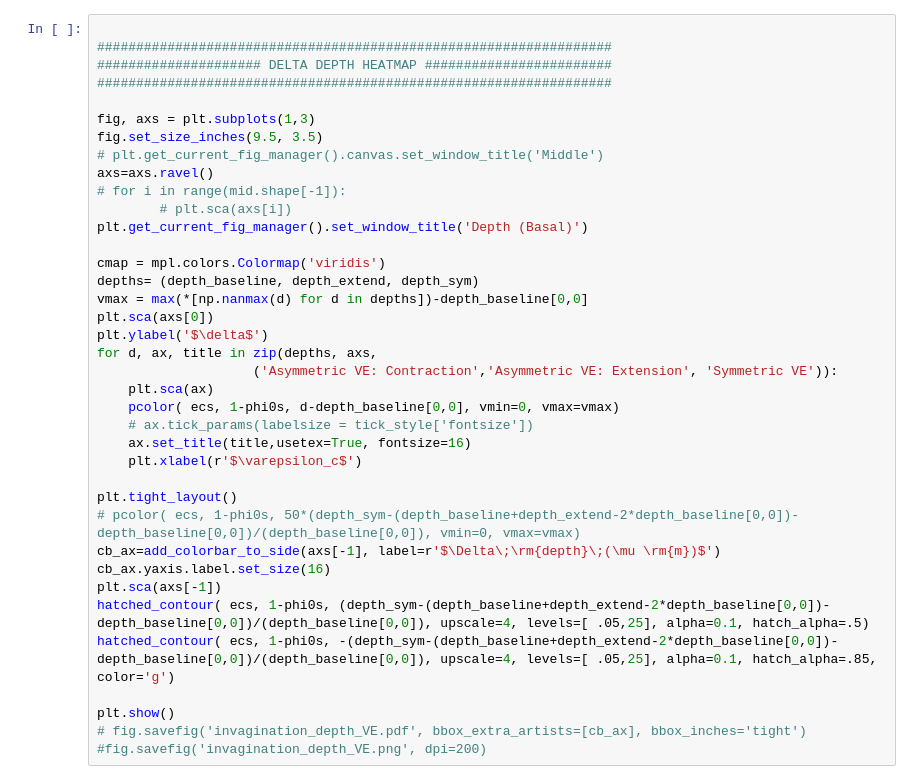
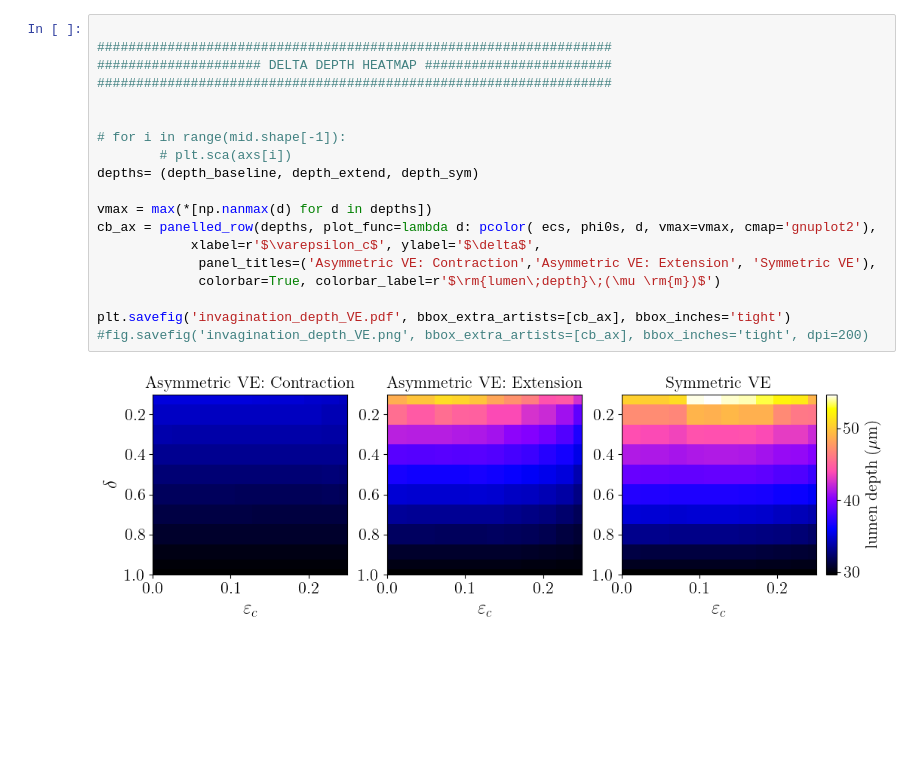
Before and after one commit to laurentmackay/3d-vertex, a Jupyter notebook: VertexTissue/Validation/Viscoelastic/Step2/InvaginationAnalysis.ipynb, the cells around one changed output. Drawn from its saved outputs; the diff is of its cells as text; blank space fills up the shorter version.

```diff
--- a/VertexTissue/Validation/Viscoelastic/Step2/InvaginationAnalysis.ipynb
+++ b/VertexTissue/Validation/Viscoelastic/Step2/InvaginationAnalysis.ipynb
@@ -43,41 +50,24 @@ pwd()
-# %%
-
-##################################################################
-##################### DELTA DEPTH HEATMAP ########################
-##################################################################
-
-fig, axs = plt.subplots(1,3)
-fig.set_size_inches(9.5, 3.5)
-# plt.get_current_fig_manager().canvas.set_window_title('Middle')
-axs=axs.ravel()
-# for i in range(mid.shape[-1]):
-        # plt.sca(axs[i])
-plt.get_current_fig_manager().set_window_title('Depth (Basal)')
-
-cmap = mpl.colors.Colormap('viridis')
-depths= (depth_baseline, depth_extend, depth_sym)
-vmax = max(*[np.nanmax(d) for d in depths])-depth_baseline[0,0]
-plt.sca(axs[0])
-plt.ylabel('$\delta$')
-for d, ax, title in zip(depths, axs,
-                    ('Asymmetric VE: Contraction','Asymmetric VE: Extension', 'Symmetric VE')):
-    plt.sca(ax)
-    pcolor( ecs, 1-phi0s, d-depth_baseline[0,0], vmin=0, vmax=vmax)
-    # ax.tick_params(labelsize = tick_style['fontsize'])
-    ax.set_title(title,usetex=True, fontsize=16)
-    plt.xlabel(r'$\varepsilon_c$')
-
-plt.tight_layout()
-# pcolor( ecs, 1-phi0s, 50*(depth_sym-(depth_baseline+depth_extend-2*depth_baseline[0,0])-depth_baseline[0,0])/(depth_baseline[0,0]), vmin=0, vmax=vmax)
-cb_ax=add_colorbar_to_side(axs[-1], label=r'$\Delta\;\rm{depth}\;(\mu \rm{m})$')
-cb_ax.yaxis.label.set_size(16)
-plt.sca(axs[-1])
-hatched_contour( ecs, 1-phi0s, (depth_sym-(depth_baseline+depth_extend-2*depth_baseline[0,0])-depth_baseline[0,0])/(depth_baseline[0,0]), upscale=4, levels=[ .05,25], alpha=0.1, hatch_alpha=.5)
-hatched_contour( ecs, 1-phi0s, -(depth_sym-(depth_baseline+depth_extend-2*depth_baseline[0,0])-depth_baseline[0,0])/(depth_baseline[0,0]), upscale=4, levels=[ .05,25], alpha=0.1, hatch_alpha=.85, color='g')
-
-plt.show()
-# fig.savefig('invagination_depth_VE.pdf', bbox_extra_artists=[cb_ax], bbox_inches='tight')
-#fig.savefig('invagination_depth_VE.png', dpi=200)
+# %%
+
+##################################################################
+##################### DELTA DEPTH HEATMAP ########################
+##################################################################
+
+
+# for i in range(mid.shape[-1]):
+        # plt.sca(axs[i])
+depths= (depth_baseline, depth_extend, depth_sym)
+
+vmax = max(*[np.nanmax(d) for d in depths])
+cb_ax = panelled_row(depths, plot_func=lambda d: pcolor( ecs, phi0s, d, vmax=vmax, cmap='gnuplot2'),
+            xlabel=r'$\varepsilon_c$', ylabel='$\delta$',
+             panel_titles=('Asymmetric VE: Contraction','Asymmetric VE: Extension', 'Symmetric VE'),
+             colorbar=True, colorbar_label=r'$\rm{lumen\;depth}\;(\mu \rm{m})$')
+
+plt.savefig('invagination_depth_VE.pdf', bbox_extra_artists=[cb_ax], bbox_inches='tight')
+#fig.savefig('invagination_depth_VE.png', bbox_extra_artists=[cb_ax], bbox_inches='tight', dpi=200)
+# %% [output]
+[figure, added]
 # %%
 ##################################################################
 ##################### DELTA DEPTH SLICE ##########################
```
Also changed, not shown: parts of 6 cells of this notebook, 15 other files.
